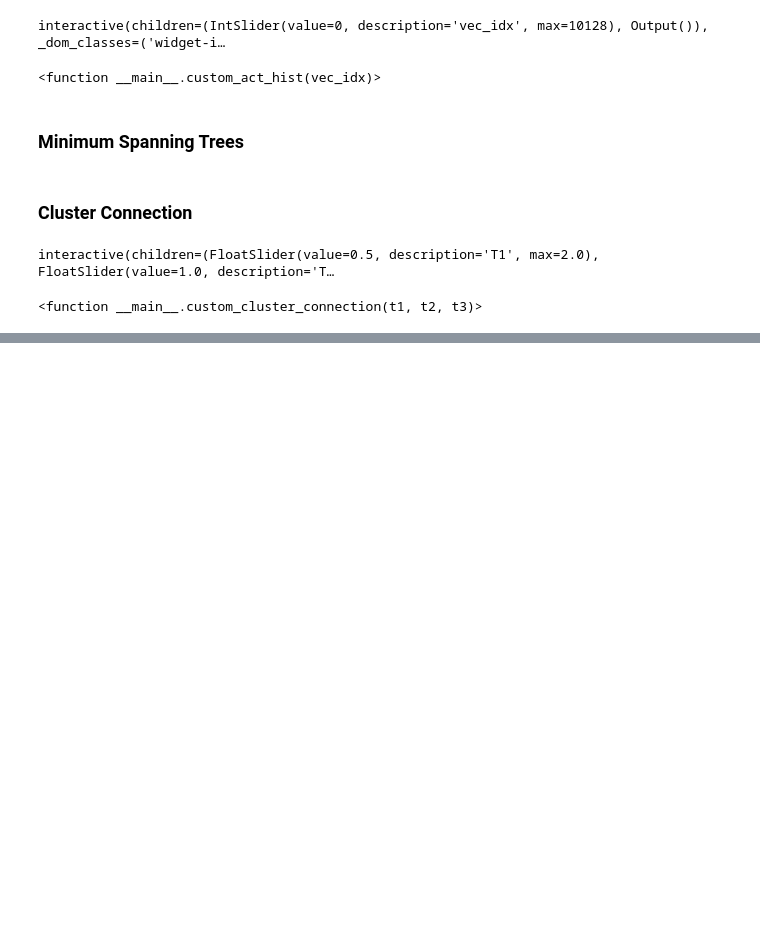
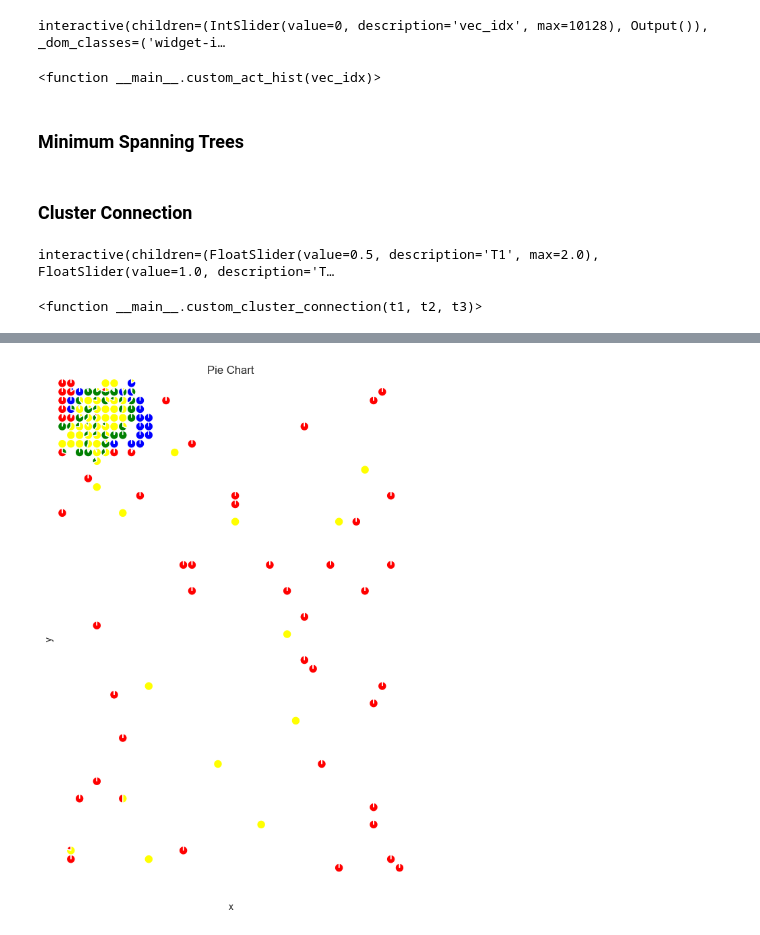
Before and after one commit to landgrafb98/SOM_22_Coding_Topic_G_Demo_DataCombo-3, a Jupyter notebook: Room_Occupancy_60_40.ipynb, the cells around one changed output, grey strips where cells are left out. Cells and saved outputs as stored; diff of their text form; code cells hidden in the pictures; blank space fills up the shorter version.

```diff
--- a/Room_Occupancy_60_40.ipynb
+++ b/Room_Occupancy_60_40.ipynb
@@ -474,0 +637,5 @@ interactive(children=(FloatSlider(value=0.5, description='T1', max=2.0), FloatSl
+# %%
+colors = ["red", "blue", "green", "yellow"]
+custom_pie_chart(colors)
+# %% [output]
+[figure, added]
```
Also changed, not shown: parts of 14 cells of this notebook.
